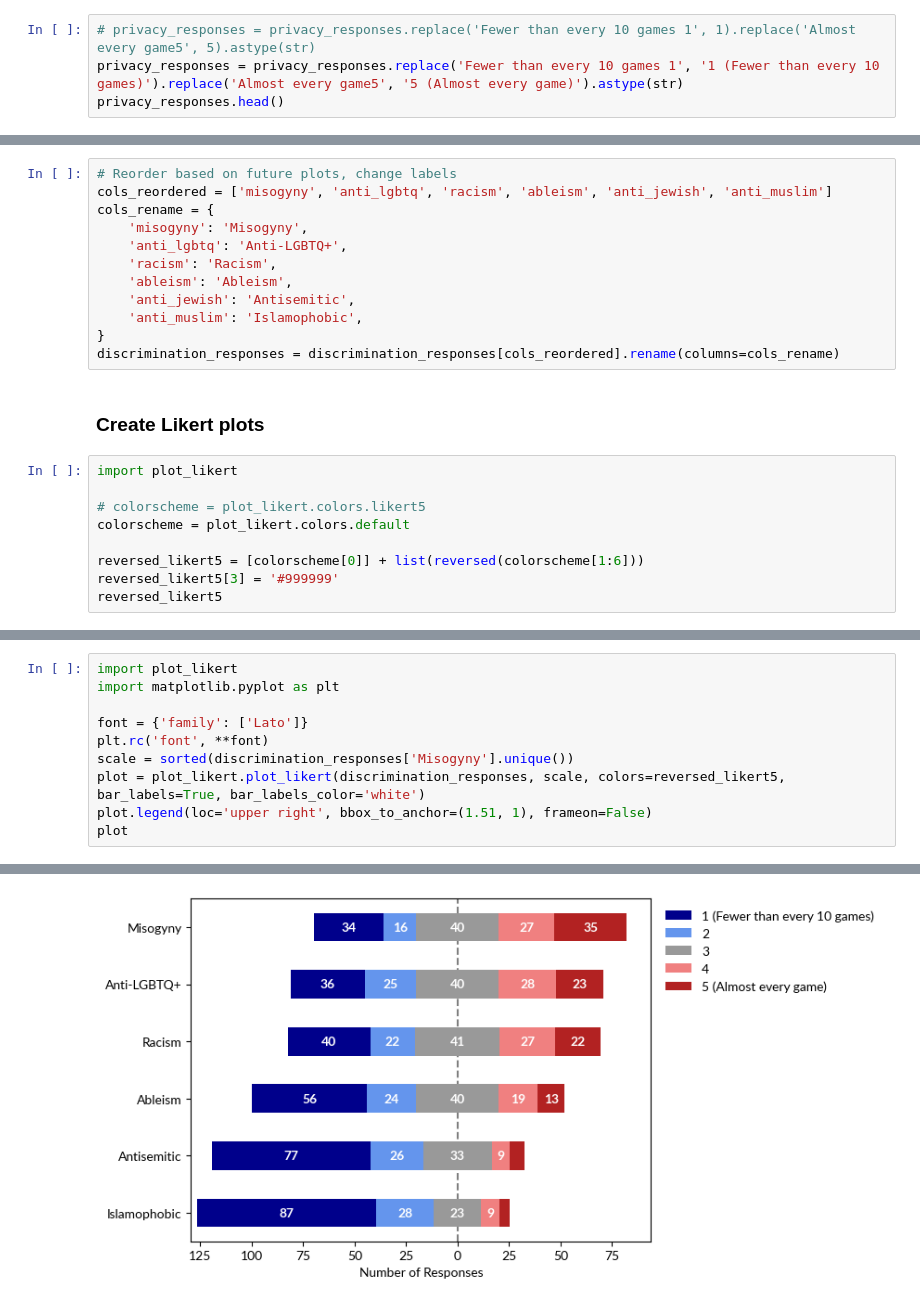
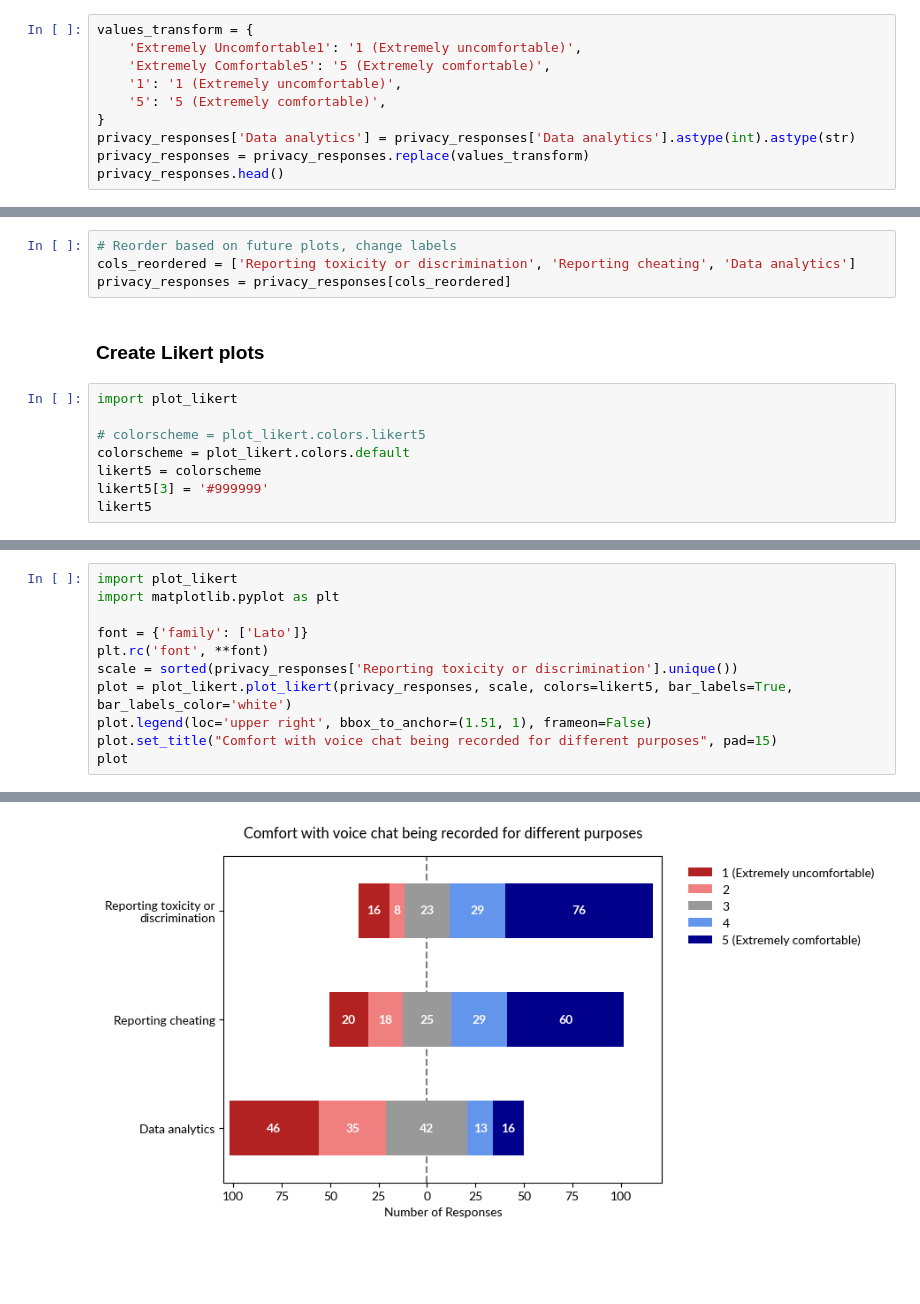
Before and after one commit to michaelmilleryoder/gaming_voice_chat, a Jupyter notebook: jupyter/tekko_survey.ipynb, the cells around one changed output, grey strips where cells are left out. Drawn from its saved outputs; the diff is of its cells as text; blank space fills up the shorter version.

```diff
--- a/jupyter/tekko_survey.ipynb
+++ b/jupyter/tekko_survey.ipynb
@@ -176,7 +320,13 @@ Reporting cheating
 Reporting toxicity or discrimination
 ['3' 'Extremely Comfortable5' '4' '2' 'Extremely Uncomfortable1']
 # %%
-# privacy_responses = privacy_responses.replace('Fewer than every 10 games 1', 1).replace('Almost every game5', 5).astype(str)
-privacy_responses = privacy_responses.replace('Fewer than every 10 games 1', '1 (Fewer than every 10 games)').replace('Almost every game5', '5 (Almost every game)').astype(str)
+values_transform = {
+    'Extremely Uncomfortable1': '1 (Extremely uncomfortable)',
+    'Extremely Comfortable5': '5 (Extremely comfortable)',
+    '1': '1 (Extremely uncomfortable)',
+    '5': '5 (Extremely comfortable)',
+}
+privacy_responses['Data analytics'] = privacy_responses['Data analytics'].astype(int).astype(str)
+privacy_responses = privacy_responses.replace(values_transform)
 privacy_responses.head()
 # %% [output]
@@ -205,15 +339,7 @@ memory usage: 8.3+ KB
 # %%
 # Reorder based on future plots, change labels
-cols_reordered = ['misogyny', 'anti_lgbtq', 'racism', 'ableism', 'anti_jewish', 'anti_muslim']
-cols_rename = {
-    'misogyny': 'Misogyny',
-    'anti_lgbtq': 'Anti-LGBTQ+',
-    'racism': 'Racism',
-    'ableism': 'Ableism',
-    'anti_jewish': 'Antisemitic',
-    'anti_muslim': 'Islamophobic',
-}
-discrimination_responses = discrimination_responses[cols_reordered].rename(columns=cols_rename)
+cols_reordered = ['Reporting toxicity or discrimination', 'Reporting cheating', 'Data analytics']
+privacy_responses = privacy_responses[cols_reordered]
 # %% [markdown]
 ### Create Likert plots
 # %%
@@ -221,9 +347,8 @@ import plot_likert
 
 # colorscheme = plot_likert.colors.likert5
 colorscheme = plot_likert.colors.default
-
-reversed_likert5 = [colorscheme[0]] + list(reversed(colorscheme[1:6]))
-reversed_likert5[3] = '#999999'
-reversed_likert5
+likert5 = colorscheme
+likert5[3] = '#999999'
+likert5
 # %% [output]
 ['#ffffff00',
@@ -247,8 +372,9 @@ import matplotlib.pyplot as plt
 
 font = {'family': ['Lato']}
 plt.rc('font', **font)
-scale = sorted(discrimination_responses['Misogyny'].unique())
-plot = plot_likert.plot_likert(discrimination_responses, scale, colors=reversed_likert5, bar_labels=True, bar_labels_color='white')
+scale = sorted(privacy_responses['Reporting toxicity or discrimination'].unique())
+plot = plot_likert.plot_likert(privacy_responses, scale, colors=likert5, bar_labels=True, bar_labels_color='white')
 plot.legend(loc='upper right', bbox_to_anchor=(1.51, 1), frameon=False)
+plot.set_title("Comfort with voice chat being recorded for different purposes", pad=15)
 plot
 # %% [output]
@@ -256 +382 @@ plot
-[figure, old version]
+[figure, new version]
```
Also changed, not shown: parts of 26 cells of this notebook.
